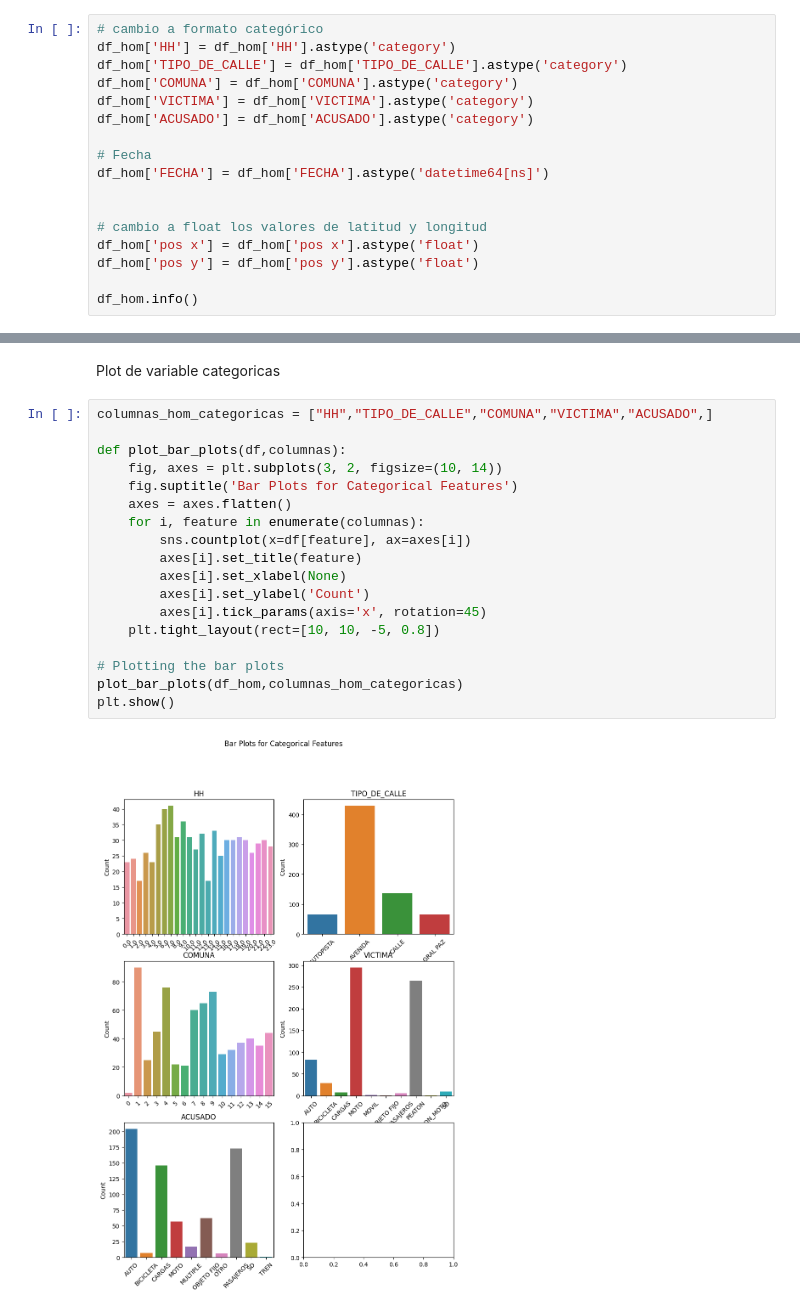
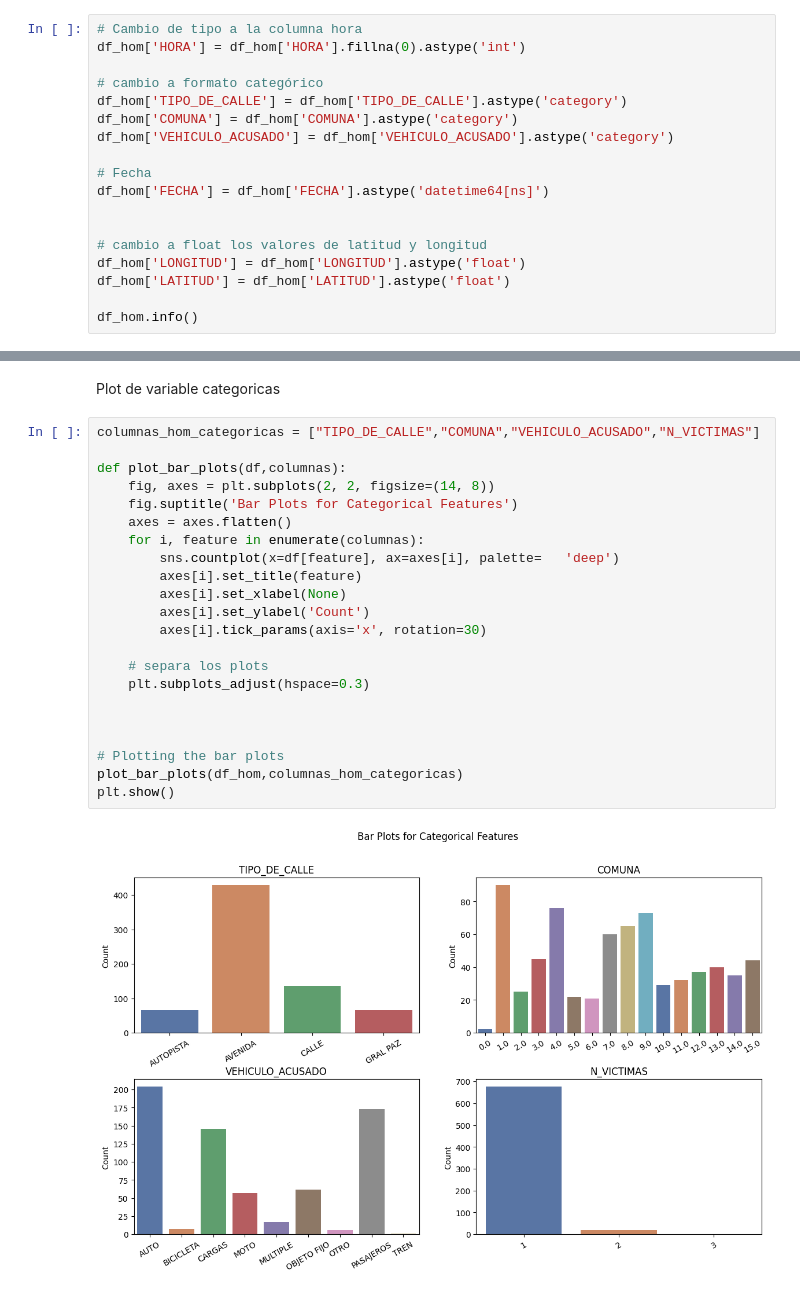
Before and after one commit to OctavioRdz17/Power_BI_Siniestros_Viales, a Jupyter notebook: 02_EDA.ipynb, the cells around one changed output, grey strips where cells are left out. Drawn from its saved outputs; the diff is of its cells as text.

```diff
--- a/02_EDA.ipynb
+++ b/02_EDA.ipynb
@@ -44,20 +27,21 @@ memory usage: 59.9+ KB
 # %% [markdown]
 Cambio de tipos de variables para mejor aprovechamiento de las librerias
 # %%
+# Cambio de tipo a la columna hora
+df_hom['HORA'] = df_hom['HORA'].fillna(0).astype('int')
+
 # cambio a formato categórico
-df_hom['HH'] = df_hom['HH'].astype('category')
 df_hom['TIPO_DE_CALLE'] = df_hom['TIPO_DE_CALLE'].astype('category')
 df_hom['COMUNA'] = df_hom['COMUNA'].astype('category')
-df_hom['VICTIMA'] = df_hom['VICTIMA'].astype('category')
-df_hom['ACUSADO'] = df_hom['ACUSADO'].astype('category')
+df_hom['VEHICULO_ACUSADO'] = df_hom['VEHICULO_ACUSADO'].astype('category')
 
 # Fecha
 df_hom['FECHA'] = df_hom['FECHA'].astype('datetime64[ns]')
 
 
 # cambio a float los valores de latitud y longitud
-df_hom['pos x'] = df_hom['pos x'].astype('float')
-df_hom['pos y'] = df_hom['pos y'].astype('float')
+df_hom['LONGITUD'] = df_hom['LONGITUD'].astype('float')
+df_hom['LATITUD'] = df_hom['LATITUD'].astype('float')
 
 df_hom.info()
 # %% [output]
@@ -87,22 +65,26 @@ Index(['ID_hecho', 'FECHA', 'ROL', 'VICTIMA', 'SEXO', 'Rango_etario '], dtype='o
 # %% [markdown]
 Plot de variable categoricas
 # %%
-columnas_hom_categoricas = ["HH","TIPO_DE_CALLE","COMUNA","VICTIMA","ACUSADO",]
+columnas_hom_categoricas = ["TIPO_DE_CALLE","COMUNA","VEHICULO_ACUSADO","N_VICTIMAS"]
 
 def plot_bar_plots(df,columnas):
-    fig, axes = plt.subplots(3, 2, figsize=(10, 14))
+    fig, axes = plt.subplots(2, 2, figsize=(14, 8))
     fig.suptitle('Bar Plots for Categorical Features')
     axes = axes.flatten()
     for i, feature in enumerate(columnas):
-        sns.countplot(x=df[feature], ax=axes[i])
+        sns.countplot(x=df[feature], ax=axes[i], palette=	'deep')
         axes[i].set_title(feature)
         axes[i].set_xlabel(None)
         axes[i].set_ylabel('Count')
-        axes[i].tick_params(axis='x', rotation=45)
-    plt.tight_layout(rect=[10, 10, -5, 0.8])
+        axes[i].tick_params(axis='x', rotation=30)
+
+    # separa los plots
+    plt.subplots_adjust(hspace=0.3)
+
+
 
 # Plotting the bar plots
 plot_bar_plots(df_hom,columnas_hom_categoricas)
 plt.show()
 # %% [output]
-[figure, old version]
+[figure, new version]
```
Also changed, not shown: parts of 24 cells of this notebook, 6 other files.
